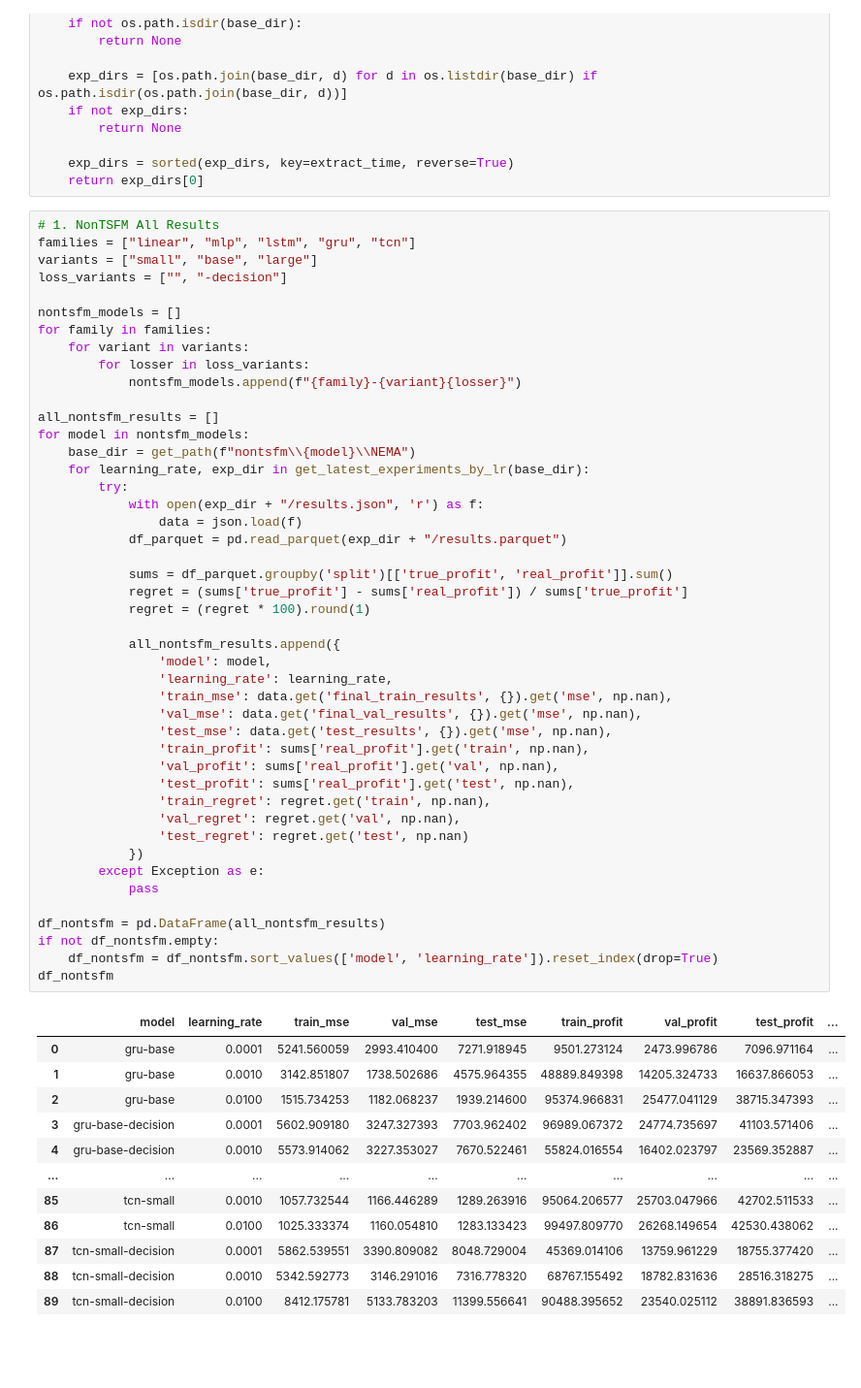
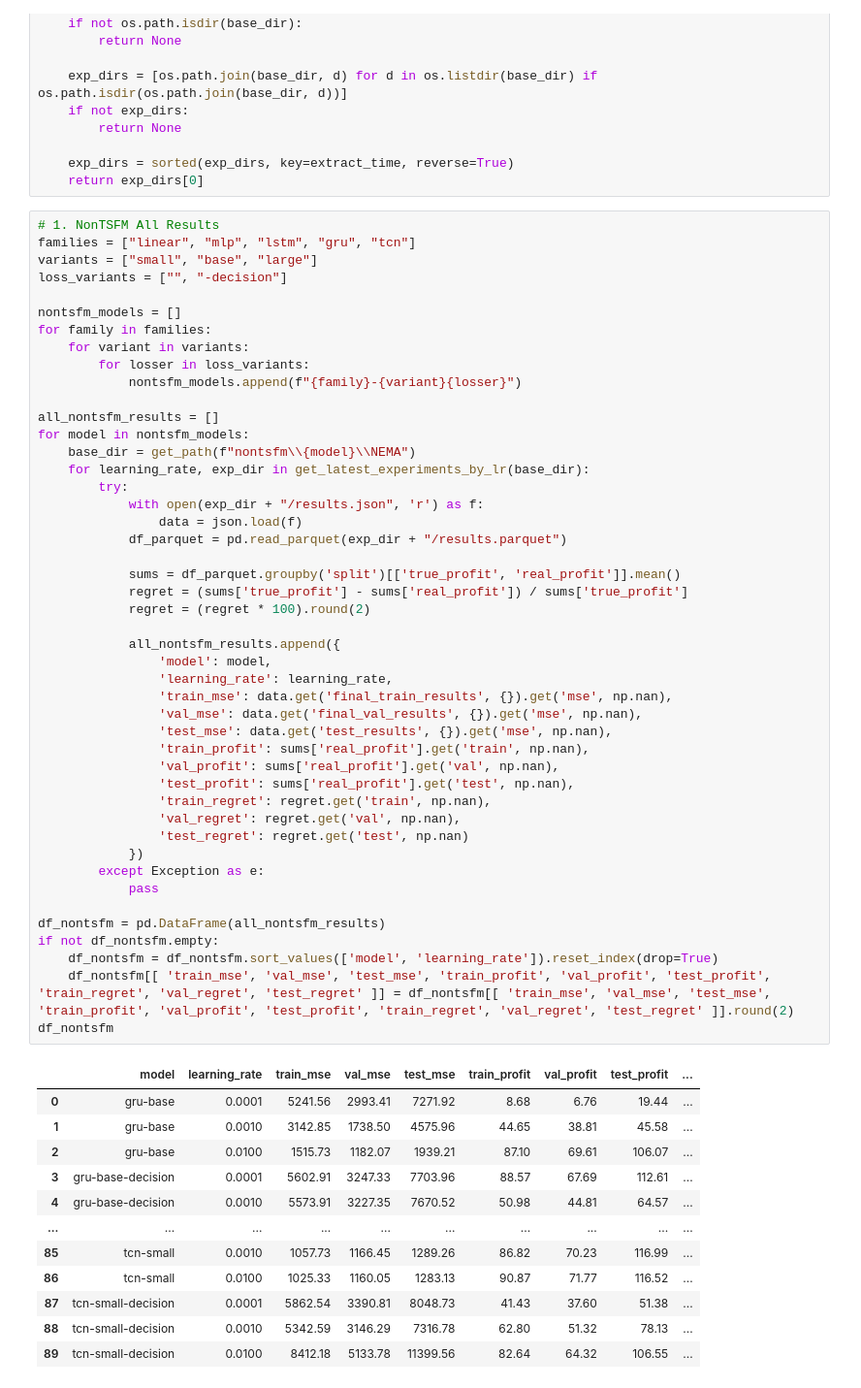
Before and after one commit to saloper/decision-focused-fine-tuning, a Jupyter notebook: notebooks/results_calculator.ipynb, the cells around one changed output. Shown at 97% size. Saved outputs shown, nothing was run; the diff lists cells and outputs as text; blank space fills up the shorter version.

```diff
--- a/notebooks/results_calculator.ipynb
+++ b/notebooks/results_calculator.ipynb
@@ -66,46 +66,47 @@ for model in nontsfm_models:
     for learning_rate, exp_dir in get_latest_experiments_by_lr(base_dir):
         try:
             with open(exp_dir + "/results.json", 'r') as f:
                 data = json.load(f)
             df_parquet = pd.read_parquet(exp_dir + "/results.parquet")
 
-            sums = df_parquet.groupby('split')[['true_profit', 'real_profit']].sum()
+            sums = df_parquet.groupby('split')[['true_profit', 'real_profit']].mean()
             regret = (sums['true_profit'] - sums['real_profit']) / sums['true_profit']
-            regret = (regret * 100).round(1)
+            regret = (regret * 100).round(2)
 
             all_nontsfm_results.append({
                 'model': model,
                 'learning_rate': learning_rate,
                 'train_mse': data.get('final_train_results', {}).get('mse', np.nan),
                 'val_mse': data.get('final_val_results', {}).get('mse', np.nan),
                 'test_mse': data.get('test_results', {}).get('mse', np.nan),
                 'train_profit': sums['real_profit'].get('train', np.nan),
                 'val_profit': sums['real_profit'].get('val', np.nan),
                 'test_profit': sums['real_profit'].get('test', np.nan),
                 'train_regret': regret.get('train', np.nan),
                 'val_regret': regret.get('val', np.nan),
                 'test_regret': regret.get('test', np.nan)
             })
         except Exception as e:
             pass
 
 df_nontsfm = pd.DataFrame(all_nontsfm_results)
 if not df_nontsfm.empty:
     df_nontsfm = df_nontsfm.sort_values(['model', 'learning_rate']).reset_index(drop=True)
+    df_nontsfm[[ 'train_mse', 'val_mse', 'test_mse', 'train_profit', 'val_profit', 'test_profit', 'train_regret', 'val_regret', 'test_regret' ]] = df_nontsfm[[ 'train_mse', 'val_mse', 'test_mse', 'train_profit', 'val_profit', 'test_profit', 'train_regret', 'val_regret', 'test_regret' ]].round(2)
 df_nontsfm
 # %% [output]
 |  | model | learning_rate | train_mse | val_mse | test_mse | train_profit | val_profit | test_profit | ... |
-| 0 | gru-base | 0.0001 | 5241.560059 | 2993.410400 | 7271.918945 | 9501.273124 | 2473.996786 | 7096.971164 | ... |
-| 1 | gru-base | 0.0010 | 3142.851807 | 1738.502686 | 4575.964355 | 48889.849398 | 14205.324733 | 16637.866053 | ... |
-| 2 | gru-base | 0.0100 | 1515.734253 | 1182.068237 | 1939.214600 | 95374.966831 | 25477.041129 | 38715.347393 | ... |
-| 3 | gru-base-decision | 0.0001 | 5602.909180 | 3247.327393 | 7703.962402 | 96989.067372 | 24774.735697 | 41103.571406 | ... |
-| 4 | gru-base-decision | 0.0010 | 5573.914062 | 3227.353027 | 7670.522461 | 55824.016554 | 16402.023797 | 23569.352887 | ... |
+| 0 | gru-base | 0.0001 | 5241.56 | 2993.41 | 7271.92 | 8.68 | 6.76 | 19.44 | ... |
+| 1 | gru-base | 0.0010 | 3142.85 | 1738.50 | 4575.96 | 44.65 | 38.81 | 45.58 | ... |
+| 2 | gru-base | 0.0100 | 1515.73 | 1182.07 | 1939.21 | 87.10 | 69.61 | 106.07 | ... |
+| 3 | gru-base-decision | 0.0001 | 5602.91 | 3247.33 | 7703.96 | 88.57 | 67.69 | 112.61 | ... |
+| 4 | gru-base-decision | 0.0010 | 5573.91 | 3227.35 | 7670.52 | 50.98 | 44.81 | 64.57 | ... |
 | ... | ... | ... | ... | ... | ... | ... | ... | ... | ... |
-| 85 | tcn-small | 0.0010 | 1057.732544 | 1166.446289 | 1289.263916 | 95064.206577 | 25703.047966 | 42702.511533 | ... |
-| 86 | tcn-small | 0.0100 | 1025.333374 | 1160.054810 | 1283.133423 | 99497.809770 | 26268.149654 | 42530.438062 | ... |
-| 87 | tcn-small-decision | 0.0001 | 5862.539551 | 3390.809082 | 8048.729004 | 45369.014106 | 13759.961229 | 18755.377420 | ... |
-| 88 | tcn-small-decision | 0.0010 | 5342.592773 | 3146.291016 | 7316.778320 | 68767.155492 | 18782.831636 | 28516.318275 | ... |
-| 89 | tcn-small-decision | 0.0100 | 8412.175781 | 5133.783203 | 11399.556641 | 90488.395652 | 23540.025112 | 38891.836593 | ... |
+| 85 | tcn-small | 0.0010 | 1057.73 | 1166.45 | 1289.26 | 86.82 | 70.23 | 116.99 | ... |
+| 86 | tcn-small | 0.0100 | 1025.33 | 1160.05 | 1283.13 | 90.87 | 71.77 | 116.52 | ... |
+| 87 | tcn-small-decision | 0.0001 | 5862.54 | 3390.81 | 8048.73 | 41.43 | 37.60 | 51.38 | ... |
+| 88 | tcn-small-decision | 0.0010 | 5342.59 | 3146.29 | 7316.78 | 62.80 | 51.32 | 78.13 | ... |
+| 89 | tcn-small-decision | 0.0100 | 8412.18 | 5133.78 | 11399.56 | 82.64 | 64.32 | 106.55 | ... |
 90 rows × 11 columns
 # %%
 # 2. NonTSFM Filtered (Best val_profit)
```
Also changed, not shown: parts of 3 cells of this notebook, 10 other files.
